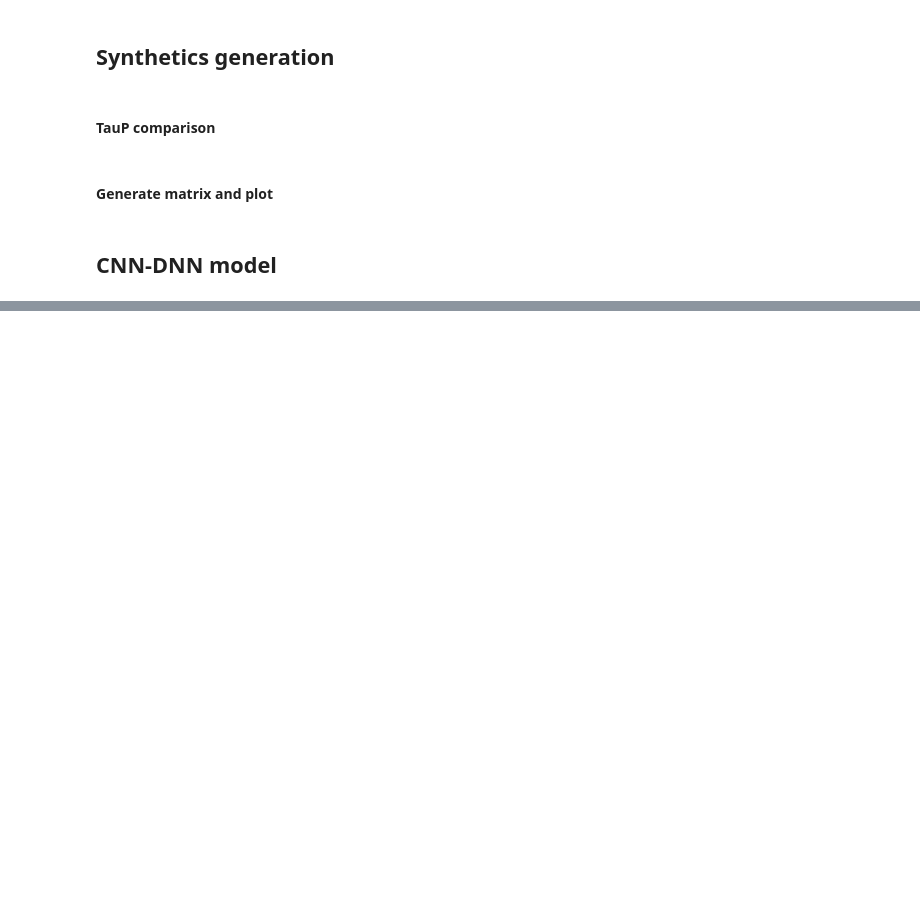
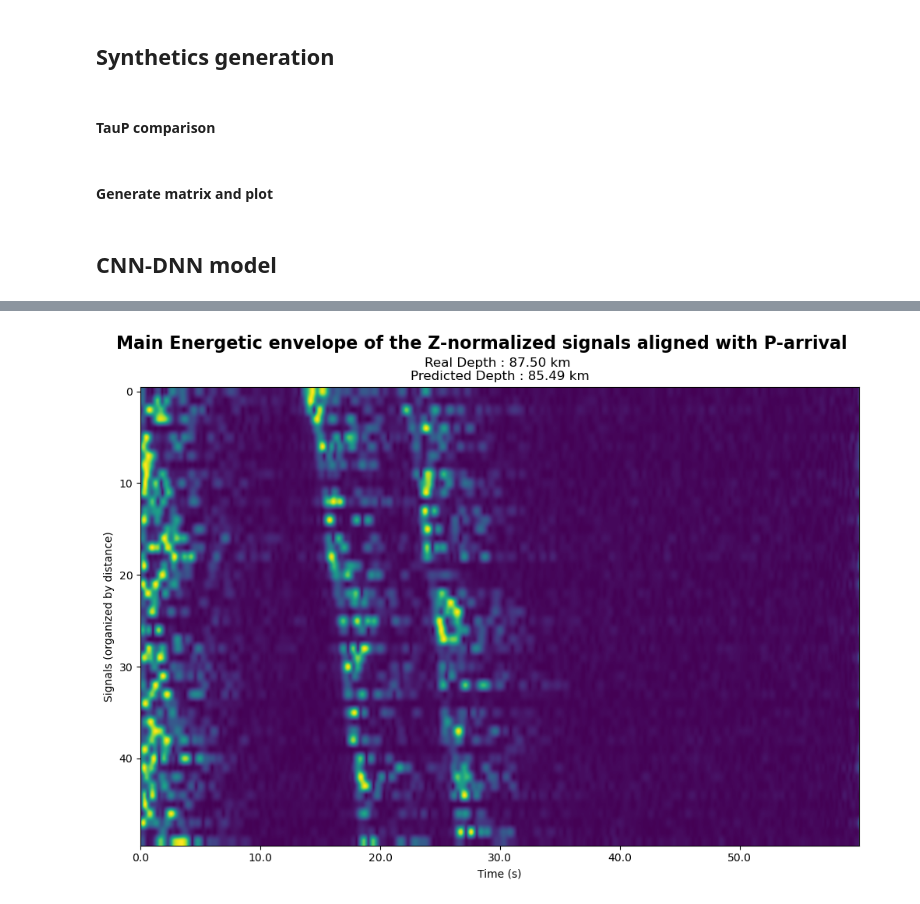
Before and after one commit to ShiiroHikari/CDA_Project, a Jupyter notebook: CDA_Project.ipynb, the cells around one changed output, grey strips where cells are left out. Drawn from its saved outputs; the diff is of its cells as text; code cells hidden in the pictures; blank space fills up the shorter version.

Commit message:
Update depth_model.py
- added the run_DepthModel() function to actually use the model on new data
- ignore model files (too heavy)

```diff
--- a/CDA_Project.ipynb
+++ b/CDA_Project.ipynb
@@ -72,7 +72,7 @@ plt.show()
 # %% [markdown]
 ## CNN-DNN model
 # %%
-model, train_data, test_data = gen.depth_model.run_DepthModel()
+model, train_data, test_data = gen.depth_model.train_DepthModel(batch_size=32, num_stations=50, epochs=100, include_distance=True)
 # %% [output]
 Succesfully generated train dataset.
 Succesfully generated test dataset.
@@ -81,0 +94,4 @@ OutOfMemoryError: CUDA out of memory. Tried to allocate 4.58 GiB. GPU 0 has a to
+# %%
+predicted_depth = gen.depth_model.run_DepthModel(batch_size=32, num_stations=50, epochs=100, include_distance=True)
+# %% [output]
+[figure, added]
```
Also changed, not shown: parts of 2 cells of this notebook, 2 other files.
